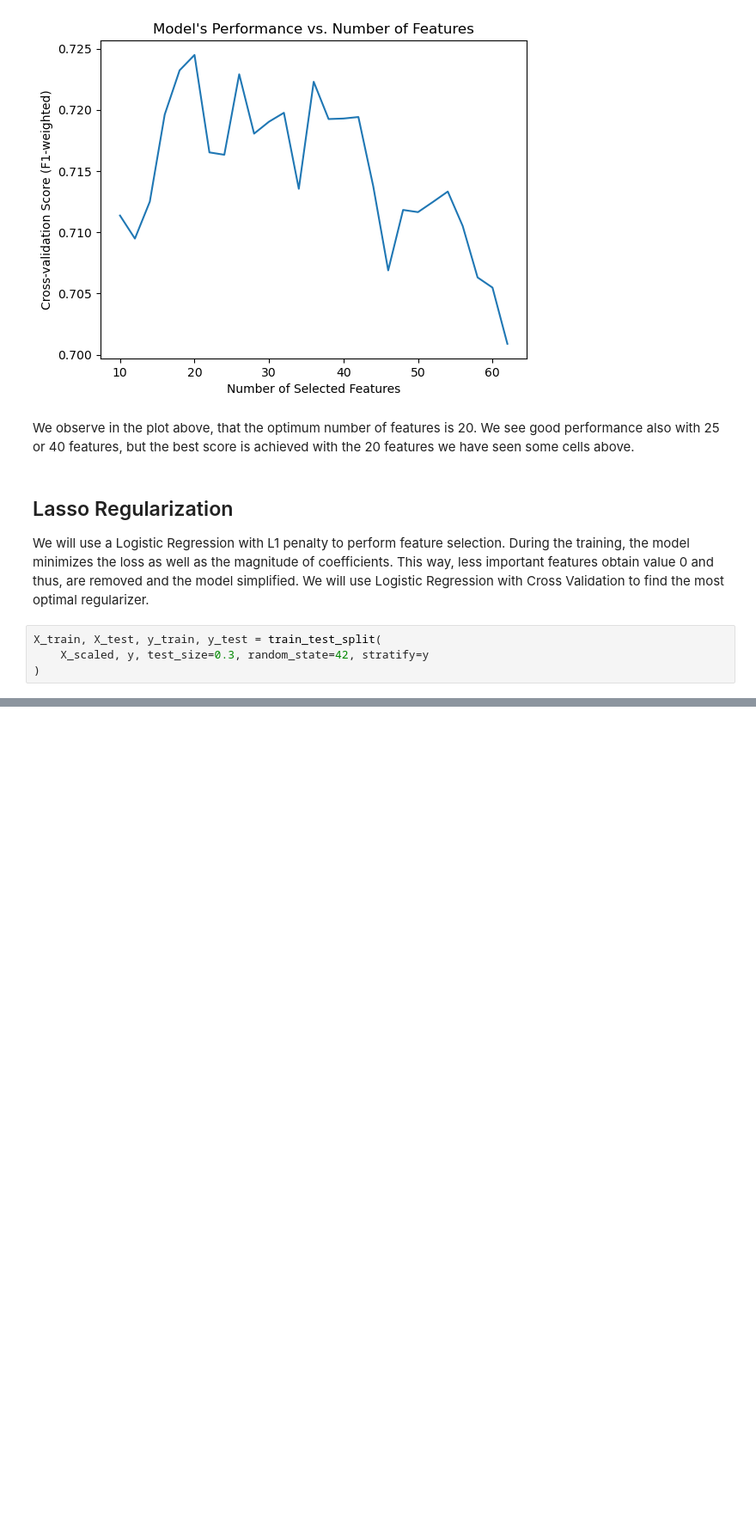
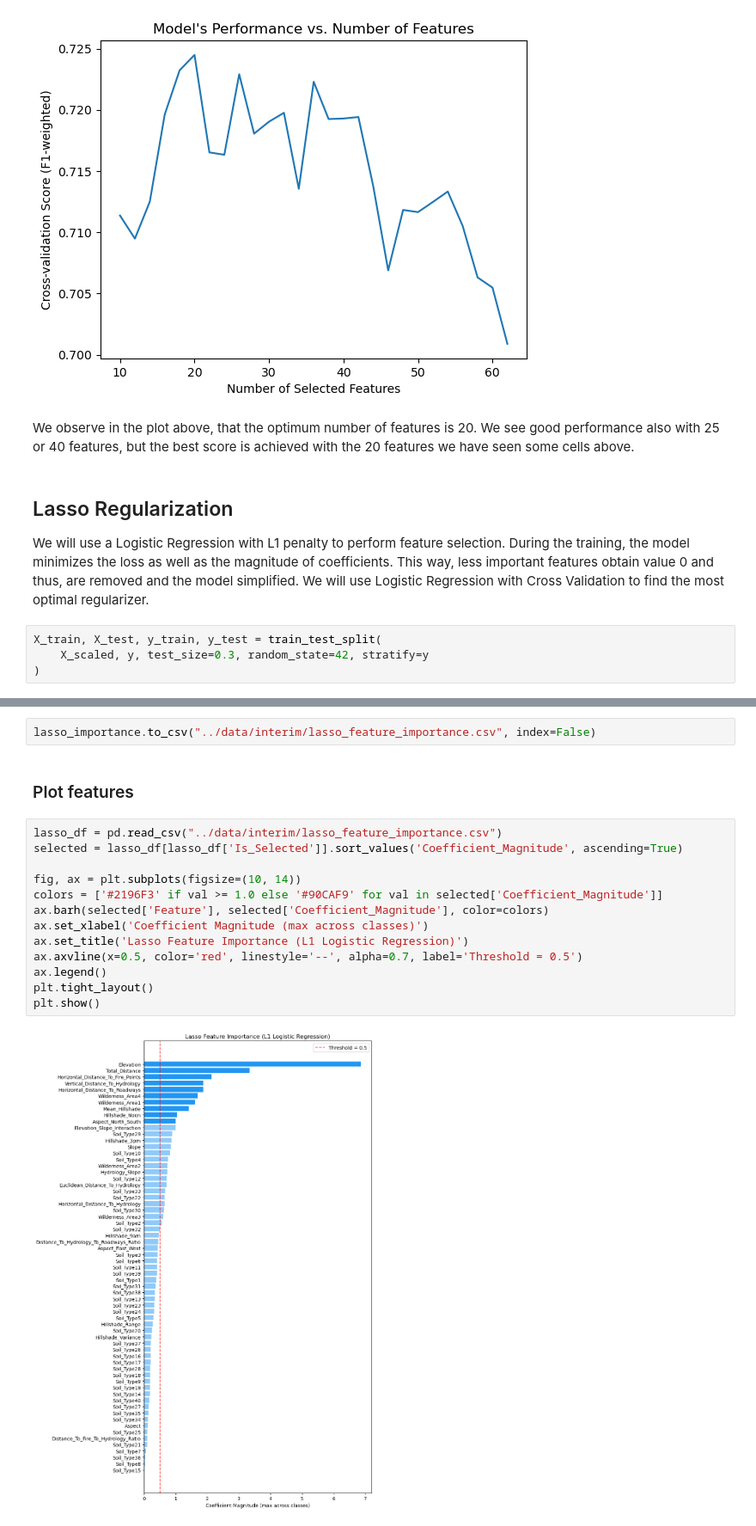
Before and after one commit to ineguiluz1/Forest-Covertype-Prediction-AML, a Jupyter notebook: notebooks/feature_selection.ipynb, the cells around one changed output, grey strips where cells are left out. Shown at 86% size. Cells and saved outputs as stored; diff of their text form; blank space fills up the shorter version.

```diff
--- a/notebooks/feature_selection.ipynb
+++ b/notebooks/feature_selection.ipynb
@@ -272,0 +273,19 @@ Top 15 features by Lasso importance:
+# %%
+lasso_importance.to_csv("../data/interim/lasso_feature_importance.csv", index=False)
+# %% [markdown]
+### Plot features
+# %%
+lasso_df = pd.read_csv("../data/interim/lasso_feature_importance.csv")
+selected = lasso_df[lasso_df['Is_Selected']].sort_values('Coefficient_Magnitude', ascending=True)
+
+fig, ax = plt.subplots(figsize=(10, 14))
+colors = ['#2196F3' if val >= 1.0 else '#90CAF9' for val in selected['Coefficient_Magnitude']]
+ax.barh(selected['Feature'], selected['Coefficient_Magnitude'], color=colors)
+ax.set_xlabel('Coefficient Magnitude (max across classes)')
+ax.set_title('Lasso Feature Importance (L1 Logistic Regression)')
+ax.axvline(x=0.5, color='red', linestyle='--', alpha=0.7, label='Threshold = 0.5')
+ax.legend()
+plt.tight_layout()
+plt.show()
+# %% [output]
+[figure, added]
```
Also changed, not shown: parts of 2 cells of this notebook, 3 other files.
